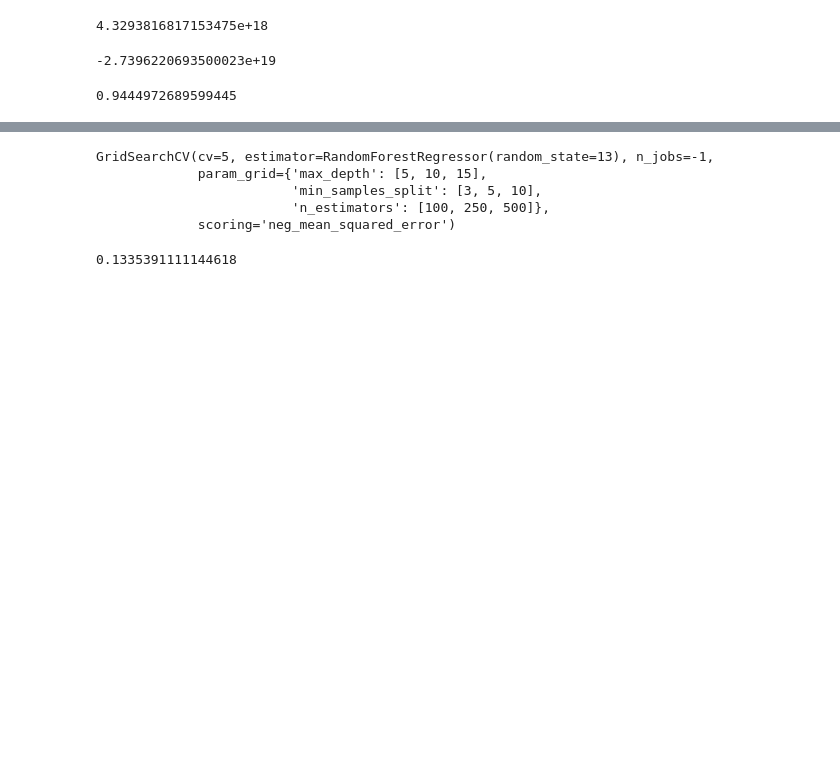
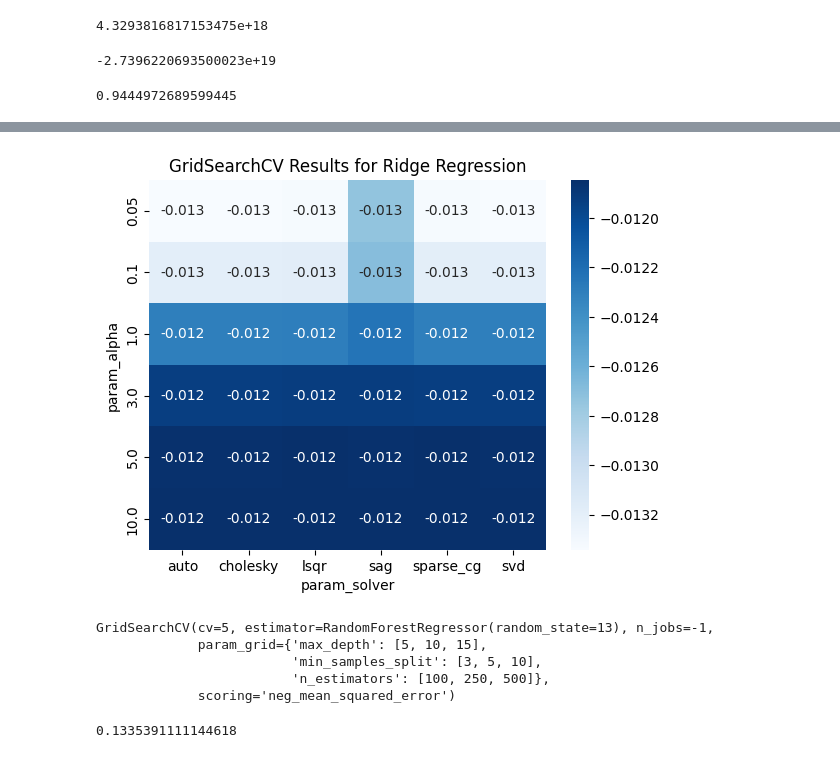
Before and after one commit to Veni8760/Machine_Learning_House_Prediction_Project, a Jupyter notebook: notebooks/Feature_Engineering_Housing_data_notebook.ipynb, the cells around one changed output, grey strips where cells are left out. Saved outputs shown, nothing was run; the diff lists cells and outputs as text; code cells hidden in the pictures; blank space fills up the shorter version.

```diff
--- a/notebooks/Feature_Engineering_Housing_data_notebook.ipynb
+++ b/notebooks/Feature_Engineering_Housing_data_notebook.ipynb
@@ -489,0 +503,13 @@ linearRegression.score(X_train, y_train)
+# %%
+results_df = pd.DataFrame(ridge_cv.cv_results_)
+
+# Display just the useful columns
+results_df = results_df[
+    [
+        'param_alpha',
+        'param_solver',
+        'mean_test_score',
+        'std_test_score',
+        'rank_test_score'
+    ]
+]
@@ -490,3 +536,16 @@ linearRegression.score(X_train, y_train)
+# %%
+# Example: Create a pivot table for heatmap
+pivoted = results_df.pivot(
+    index='param_alpha',
+    columns='param_solver',
+    values='mean_test_score'
+)
+
+sns.heatmap(pivoted, annot=True, cmap='Blues')
+plt.title('GridSearchCV Results for Ridge Regression')
+plt.show()
+# %% [output]
+[figure, added]
 # %%
 RFR = RandomForestRegressor(random_state=13)
 # %%
```
Also changed, not shown: parts of 42 cells of this notebook.
